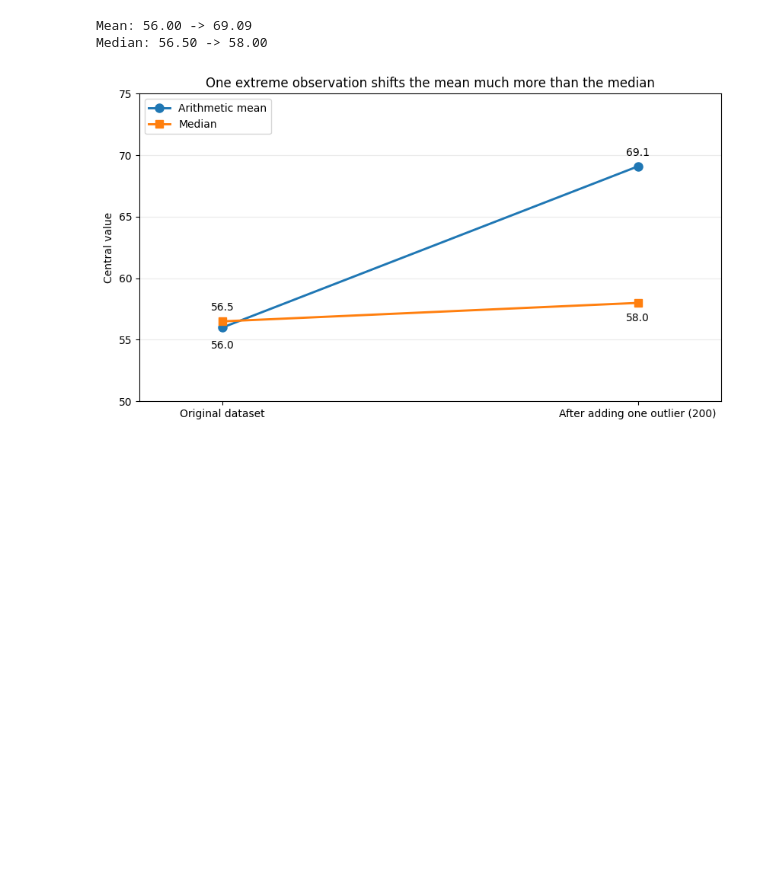
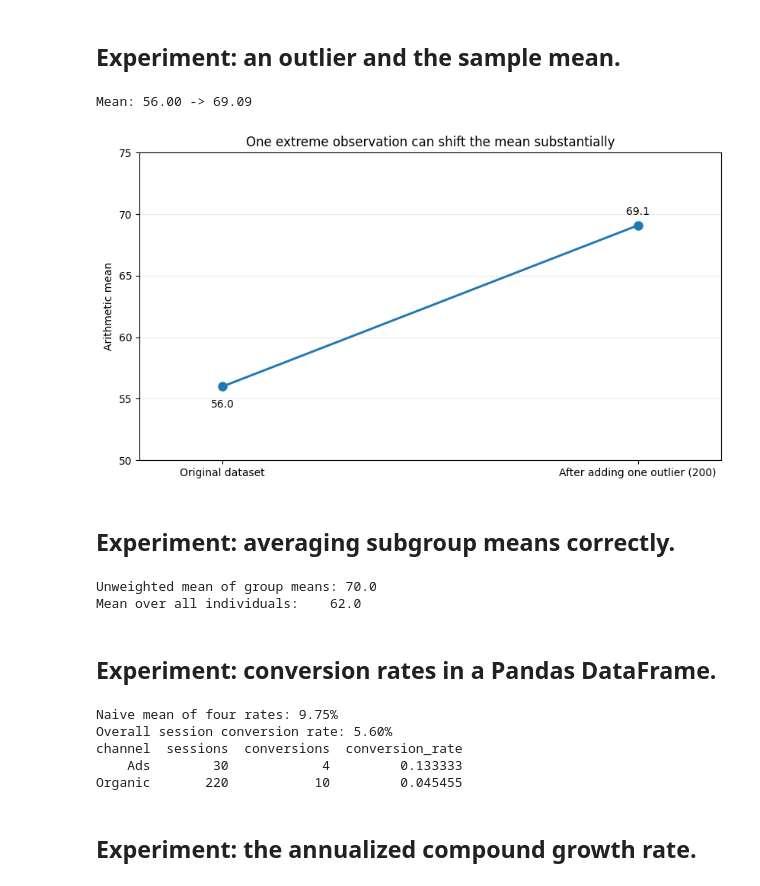
Before and after one commit to basunotes/basunotes.github.io, a Jupyter notebook: notes/notebooks/measures_of_central_tendency.ipynb, the cells around one changed output. Saved outputs shown, nothing was run; the diff lists cells and outputs as text; code cells hidden in the pictures; blank space fills up the shorter version.

Commit message:
Improve notes up till geometric mean

```diff
--- a/notes/notebooks/measures_of_central_tendency.ipynb
+++ b/notes/notebooks/measures_of_central_tendency.ipynb
@@ -1,38 +1,88 @@
+# %% [markdown]
+## Experiment: an outlier and the sample mean.
 # %%
 import numpy as np
 import matplotlib.pyplot as plt
 
 data = np.array([42, 47, 50, 51, 55, 58, 60, 62, 65, 70], dtype=float)
 with_outlier = np.append(data, 200)
 
 means = [np.mean(data), np.mean(with_outlier)]
-medians = [np.median(data), np.median(with_outlier)]
 print(f"Mean: {means[0]:.2f} -> {means[1]:.2f}")
-print(f"Median: {medians[0]:.2f} -> {medians[1]:.2f}")
 
 x = np.arange(2)
+
 fig, ax = plt.subplots(figsize=(8.5, 4.8))
-ax.plot(x, means, marker="o", linewidth=2.1, markersize=8,
-        label="Arithmetic mean")
-ax.plot(x, medians, marker="s", linewidth=2.1, markersize=7,
-        label="Median")
+
+ax.plot(x, means, marker="o", linewidth=2.1, markersize=8)
+
 for i, value in enumerate(means):
     ax.annotate(f"{value:.1f}", (i, value), xytext=(0, -20 if i == 0 else 10),
                 textcoords="offset points", ha="center", fontsize=10)
-for i, value in enumerate(medians):
-    ax.annotate(f"{value:.1f}", (i, value), xytext=(0, 10 if i == 0 else -17),
-                textcoords="offset points", ha="center", fontsize=10)
+
 ax.set_xticks(x, ["Original dataset", "After adding one outlier (200)"])
 ax.set_xlim(-0.2, 1.2)
 ax.set_ylim(50, 75)
-ax.set_ylabel("Central value")
-ax.set_title("One extreme observation shifts the mean much more than the median")
+ax.set_ylabel("Arithmetic mean")
+ax.set_title("One extreme observation can shift the mean substantially")
 ax.grid(axis="y", alpha=0.25)
-ax.legend(loc="upper left")
+
 fig.tight_layout()
-fig.savefig("means_outlier_experiment.png", dpi=180, bbox_inches="tight")
+fig.savefig("../../images/means_outlier_experiment.png", dpi=180, bbox_inches="tight")
 plt.show()
 # %% [output]
 Mean: 56.00 -> 69.09
-Median: 56.50 -> 58.00
-[figure, old version]
+[figure, new version]
+# %% [markdown]
+## Experiment: averaging subgroup means correctly.
+# %%
+import numpy as np
+
+group_sizes = np.array([10, 90])
+group_means = np.array([80.0, 60.0])
+
+naive_mean = np.mean(group_means)  # Treats the groups as equally large.
+overall_mean = np.average(group_means, weights=group_sizes)
+
+print(f"Unweighted mean of group means: {naive_mean:.1f}")
+print(f"Mean over all individuals:    {overall_mean:.1f}")
+# %% [output]
+Unweighted mean of group means: 70.0
+Mean over all individuals:    62.0
+# %% [markdown]
+## Experiment: conversion rates in a Pandas DataFrame.
+# %%
+import pandas as pd
+
+# Counts and conversion rates reported for four days/channels.
+daily = pd.DataFrame({
+    "channel": ["Organic", "Organic", "Ads", "Ads"],
+    "sessions": [100, 120, 10, 20],
+    "conversions": [4, 6, 2, 2],
+})
+daily["conversion_rate"] = daily["conversions"] / daily["sessions"]
+
+# Incorrect if we want the rate over ALL sessions:
+average_of_rates = daily["conversion_rate"].mean()
+
+# Correct: ratio of totals = denominator-weighted mean of rates.
+overall_rate = daily["conversions"].sum() / daily["sessions"].sum()
+by_channel = daily.groupby("channel", as_index=False).agg(
+    sessions=("sessions", "sum"),
+    conversions=("conversions", "sum"),
+)
+by_channel["conversion_rate"] = (
+    by_channel["conversions"] / by_channel["sessions"]
+)
+
+print(f"Naive mean of four rates: {average_of_rates:.2%}")
+print(f"Overall session conversion rate: {overall_rate:.2%}")
+print(by_channel.to_string(index=False))
+# %% [output]
+Naive mean of four rates: 9.75%
+Overall session conversion rate: 5.60%
+channel  sessions  conversions  conversion_rate
+    Ads        30            4         0.133333
+Organic       220           10         0.045455
+# %% [markdown]
+## Experiment: the annualized compound growth rate.
```
Also changed, not shown: parts of 1 cell of this notebook, 2 other files.
